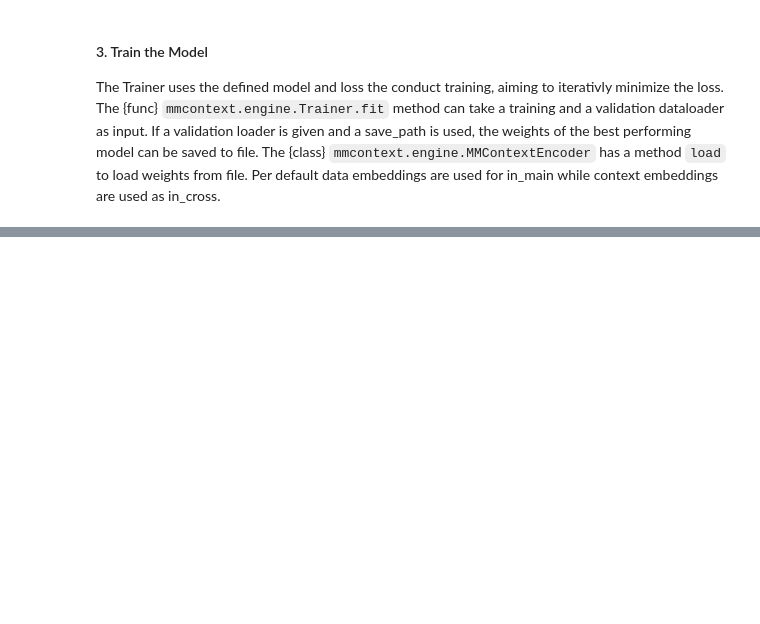
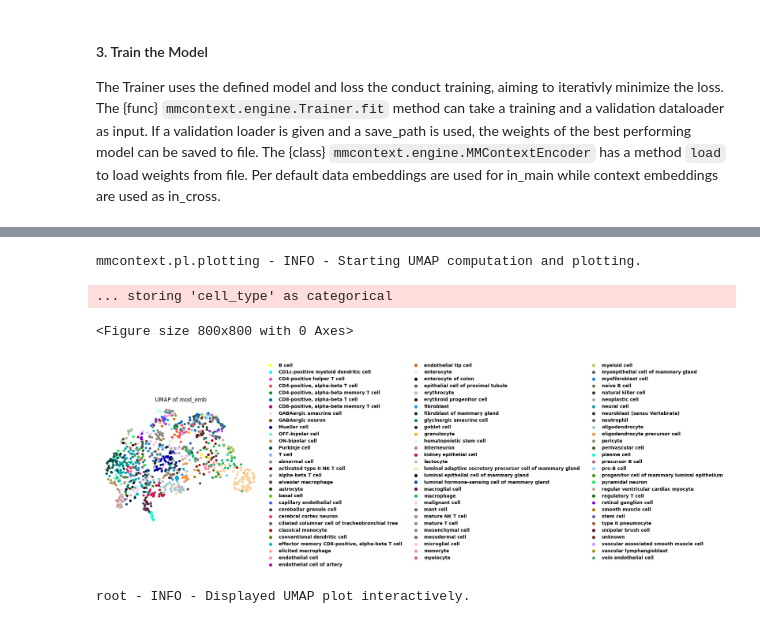
Before and after one commit to mengerj/mmcontext, a Jupyter notebook: docs/notebooks/example.ipynb, the cells around one changed output, grey strips where cells are left out. Drawn from its saved outputs; the diff is of its cells as text; code cells hidden in the pictures; blank space fills up the shorter version.

```diff
--- a/docs/notebooks/example.ipynb
+++ b/docs/notebooks/example.ipynb
@@ -119,3 +140,8 @@ config = {
+# %%
+from mmcontext.pp.utils import split_anndata
+
+# split anndata into train and test
+train_adata, test_adata = split_anndata(adata, train_size=0.8)
 # %%
 # Import the PCAReducer class
 from mmcontext.pp import PCAReducer
@@ -165,9 +202,12 @@ Create a pyTorch Dataloader which can be iterated over
 from torch.utils.data import DataLoader
 
 # Create DataLoader
-batch_size = 4  # Number of sequences per batch
+batch_size = 32  # Number of sequences per batch
+if batch_size * seq_length > adata.n_obs:
+    raise ValueError("Batch size and sequence length are too large for the dataset.")
 train_loader = DataLoader(train_dataset, batch_size=batch_size, shuffle=False)
-val_loader = DataLoader(val_dataset, batch_size=batch_size, shuffle=False)
+# For now use the test data as validation data
+val_loader = DataLoader(test_dataset, batch_size=batch_size, shuffle=False)
 
 # Iterate over DataLoader and verify batch shapes
 for batch in train_loader:
@@ -197,13 +237,16 @@ The model takes two matrix inputs, `in_main` and `in_cross`. in_main will be pas
 # %%
 from mmcontext.engine import MMContextEncoder
 
+hidden_dim = 64
+num_layers = 2
+num_heads = 1
 model = MMContextEncoder(
     embedding_dim=latent_dim,  # this has to be the same dimension as the latent dimension of the aligner
-    hidden_dim=32,
-    num_layers=4,
-    num_heads=4,
-    use_self_attention=True,
-    use_cross_attention=True,
+    hidden_dim=hidden_dim,
+    num_layers=num_layers,
+    num_heads=num_heads,
+    use_self_attention=False,
+    use_cross_attention=False,
     activation="relu",
     dropout=0.1,
 )
@@ -263,0 +299,9 @@ mmcontext.engine.trainer - INFO - Epoch 5/5 - Train Loss: 0.0607, Val Loss: 0.06
+# %%
+# The fitted model can be used to create universial embeddings
+model.load(file_path="model.pth")
+trainer = Trainer(
+    model=model, input_embeddings={"main": "data_embedding", "cross": "context_embedding"}, temperature=0.07
+)
+inferred_adata = trainer.infer_adata(
+    test_adata, sample_id_key="soma_joinid", seq_length=seq_length, batch_size=batch_size
+)
@@ -263,0 +322,8 @@ mmcontext.engine.trainer - INFO - Epoch 5/5 - Train Loss: 0.0607, Val Loss: 0.06
+# %%
+plot_umap(inferred_adata, color_group="cell_type", embedding_key="mod_emb", save_plot=False)
+# %% [output]
+mmcontext.pl.plotting - INFO - Starting UMAP computation and plotting.
+... storing 'cell_type' as categorical
+<Figure size 800x800 with 0 Axes>
+[figure, added]
+root - INFO - Displayed UMAP plot interactively.
```
Also changed, not shown: parts of 15 cells of this notebook.
